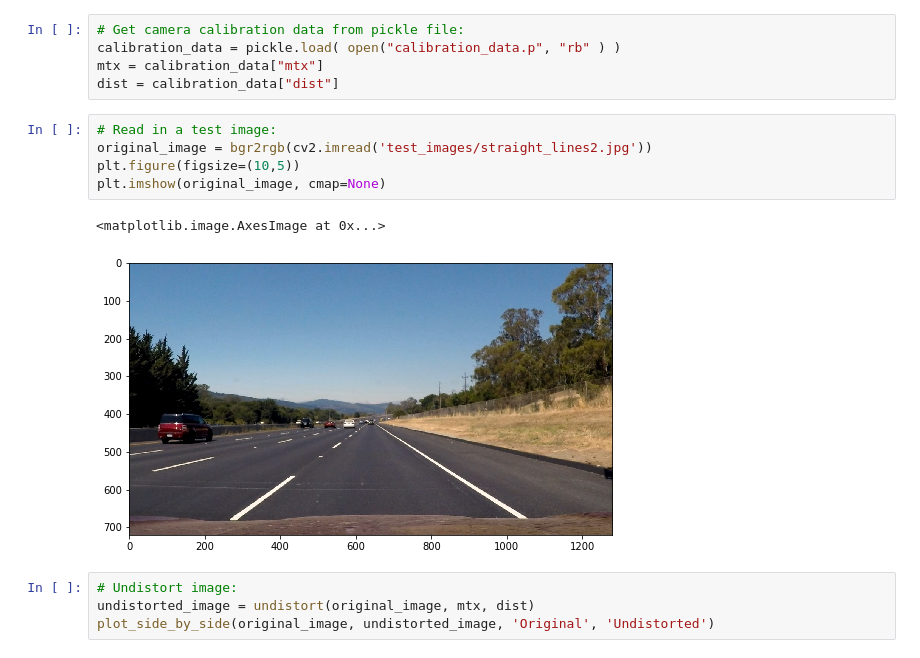
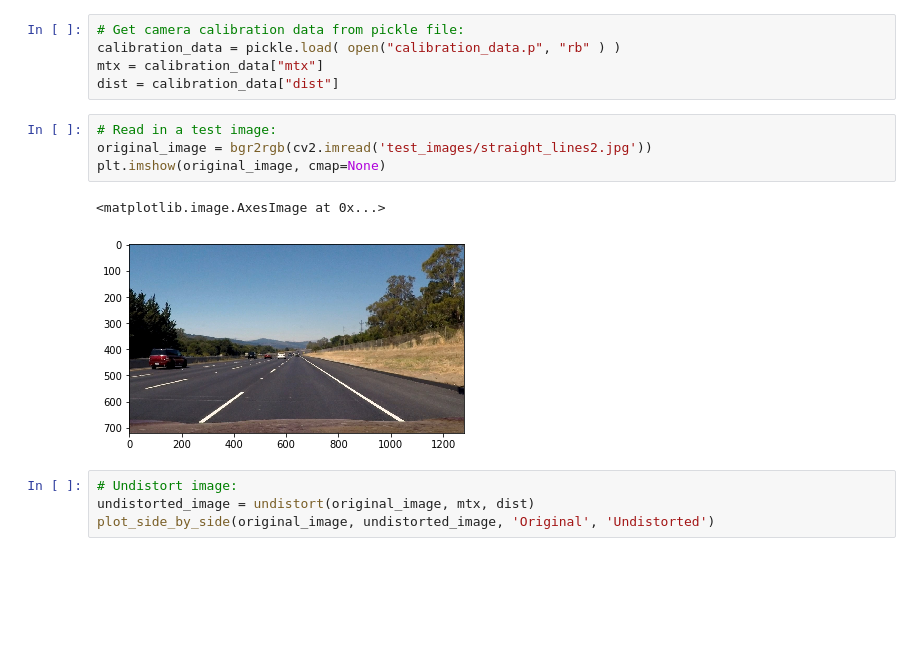
Before and after one commit to tyler-lewis-udacity/Advanced_Lane_Finding, a Jupyter notebook: P4_advanced_lane_finding.ipynb, the cells around one changed output. Cells and saved outputs as stored; diff of their text form; blank space fills up the shorter version.

```diff
--- a/P4_advanced_lane_finding.ipynb
+++ b/P4_advanced_lane_finding.ipynb
@@ -504,11 +505,10 @@ dist = calibration_data["dist"]
 # %%
 # Read in a test image:
 original_image = bgr2rgb(cv2.imread('test_images/straight_lines2.jpg'))
-plt.figure(figsize=(10,5))
 plt.imshow(original_image, cmap=None)
 # %% [output]
 <matplotlib.image.AxesImage at 0x...>
-[figure, old version]
+[figure, new version]
 # %%
 # Undistort image:
 undistorted_image = undistort(original_image, mtx, dist)
```
Also changed, not shown: parts of 10 cells of this notebook.
